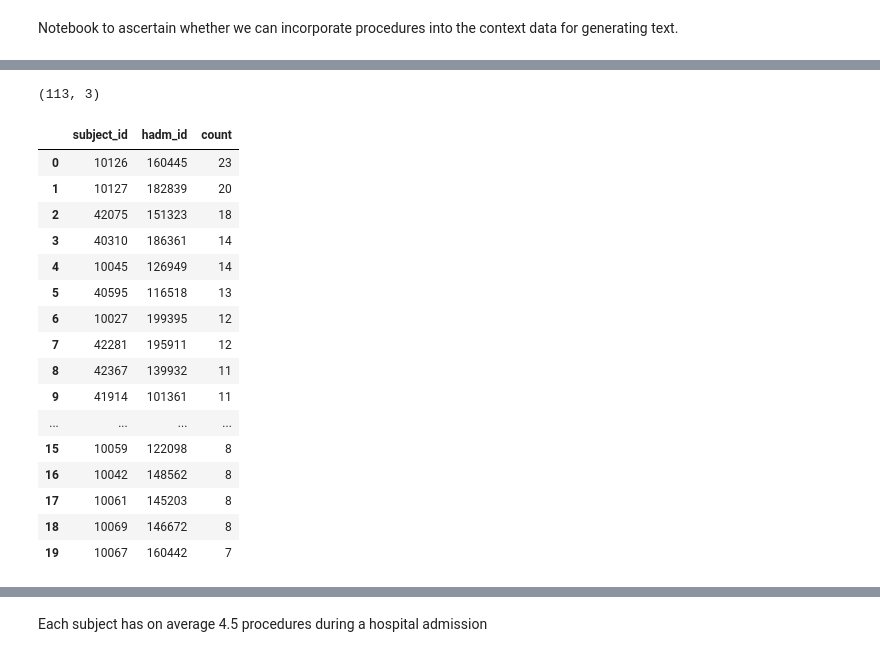
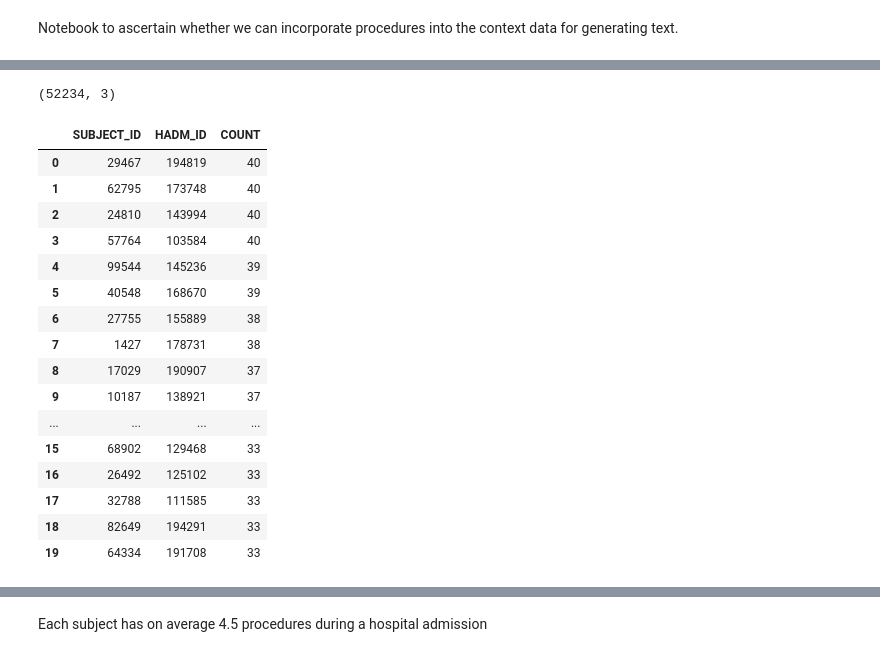
Before and after one commit to nehalb123/SyntheticMedicalDataGeneration, a Jupyter notebook: pre-process files/01_procedures_analysis_preprocess.ipynb, the cells around one changed output, grey strips where cells are left out. Drawn from its saved outputs; the diff is of its cells as text; code cells hidden in the pictures.

```diff
--- a/pre-process files/01_procedures_analysis_preprocess.ipynb
+++ b/pre-process files/01_procedures_analysis_preprocess.ipynb
@@ -52,35 +52,35 @@ df_procedures.head(20)
 # %%
 # procedures data
 
 df_proc_sum = pd.read_sql_query('''
-  SELECT subject_id, hadm_id, COUNT(seq_num)
+  SELECT "SUBJECT_ID", "HADM_ID", COUNT("SEQ_NUM") as "COUNT"
   FROM "PROCEDURES_ICD" p
   INNER JOIN "D_ICD_PROCEDURES" icd
-  USING (icd9_code)
-  GROUP BY subject_id, hadm_id
-  ORDER BY COUNT(seq_num) DESC
+  USING ("ICD9_CODE")
+  GROUP BY "SUBJECT_ID", "HADM_ID"
+  ORDER BY COUNT("SEQ_NUM") DESC
   --LIMIT 10000;
 ''', cnx)
 
 print(df_proc_sum.shape)
 df_proc_sum.head(20)
 # %% [output]
-(113, 3)
+(52234, 3)
-|  | subject_id | hadm_id | count |
-| 0 | 10126 | 160445 | 23 |
-| 1 | 10127 | 182839 | 20 |
-| 2 | 42075 | 151323 | 18 |
-| 3 | 40310 | 186361 | 14 |
-| 4 | 10045 | 126949 | 14 |
-| 5 | 40595 | 116518 | 13 |
-| 6 | 10027 | 199395 | 12 |
-| 7 | 42281 | 195911 | 12 |
-| 8 | 42367 | 139932 | 11 |
-| 9 | 41914 | 101361 | 11 |
+|  | SUBJECT_ID | HADM_ID | COUNT |
+| 0 | 29467 | 194819 | 40 |
+| 1 | 62795 | 173748 | 40 |
+| 2 | 24810 | 143994 | 40 |
+| 3 | 57764 | 103584 | 40 |
+| 4 | 99544 | 145236 | 39 |
+| 5 | 40548 | 168670 | 39 |
+| 6 | 27755 | 155889 | 38 |
+| 7 | 1427 | 178731 | 38 |
+| 8 | 17029 | 190907 | 37 |
+| 9 | 10187 | 138921 | 37 |
 | ... | ... | ... | ... |
-| 15 | 10059 | 122098 | 8 |
-| 16 | 10042 | 148562 | 8 |
-| 17 | 10061 | 145203 | 8 |
-| 18 | 10069 | 146672 | 8 |
-| 19 | 10067 | 160442 | 7 |
+| 15 | 68902 | 129468 | 33 |
+| 16 | 26492 | 125102 | 33 |
+| 17 | 32788 | 111585 | 33 |
+| 18 | 82649 | 194291 | 33 |
+| 19 | 64334 | 191708 | 33 |
 # %%
```
Also changed, not shown: parts of 17 cells of this notebook, 1 other file.
